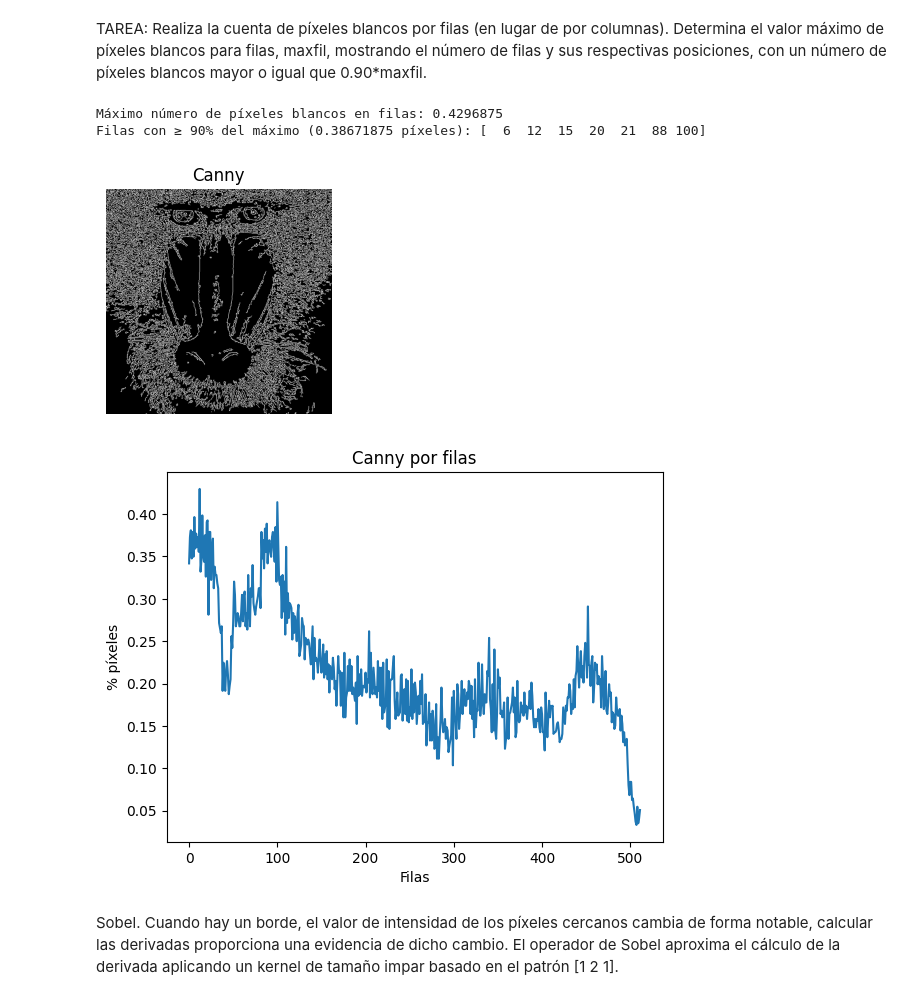
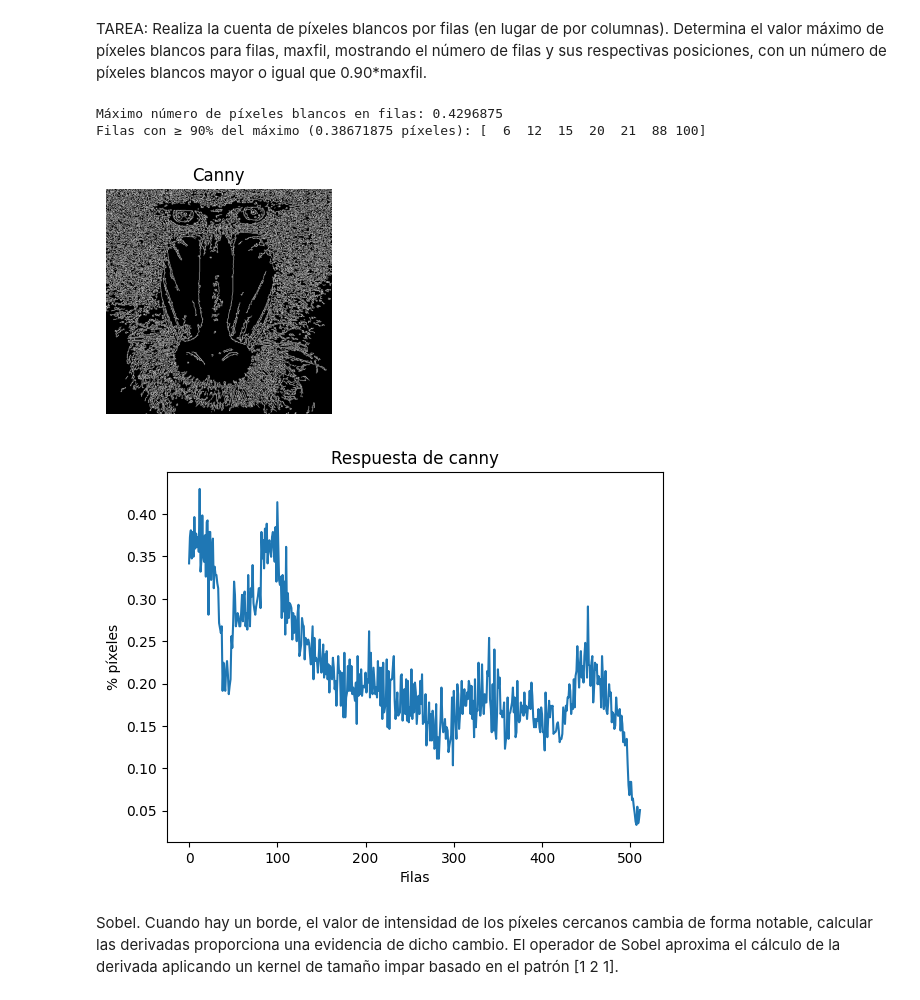
Before and after one commit to Davidcl-lp/P2_VC, a Jupyter notebook: VC_P2.ipynb, the cells around one changed output. Drawn from its saved outputs; the diff is of its cells as text; code cells hidden in the pictures.

```diff
--- a/VC_P2.ipynb
+++ b/VC_P2.ipynb
@@ -153,34 +153,34 @@ TAREA: Realiza la cuenta de píxeles blancos por filas (en lugar de por columnas
 # %%
 
 row_counts = cv2.reduce(canny, 1, cv2.REDUCE_SUM, dtype=cv2.CV_32SC1)
 rows = row_counts[:, 0] / (255 * canny.shape[0])
 
 
 maxfil = np.max(rows)
 print(f"Máximo número de píxeles blancos en filas: {maxfil}")
 
 
 umbral = 0.9 * maxfil
 filas_destacadas = np.where(rows >= umbral)[0]
 
 plt.figure()
 plt.subplot(1, 2, 1)
 plt.axis("off")
 plt.title("Canny")
 plt.imshow(canny, cmap='gray')
 
 plt.figure()
-plt.title("Canny por filas")
+plt.title("Respuesta de canny")
 plt.xlabel("Filas")
 plt.ylabel("% píxeles")
 plt.plot(rows)
 
 print(f"Filas con ≥ 90% del máximo ({umbral} píxeles): {filas_destacadas}")
 # %% [output]
 Máximo número de píxeles blancos en filas: 0.4296875
 Filas con ≥ 90% del máximo (0.38671875 píxeles): [  6  12  15  20  21  88 100]
 [figure]
-[figure, old version]
+[figure, new version]
 # %% [markdown]
 Sobel. Cuando hay un borde, el valor de intensidad de los píxeles cercanos cambia de forma notable, calcular las derivadas proporciona una evidencia de dicho cambio. El operador de Sobel aproxima el cálculo de la derivada aplicando un kernel de tamaño impar basado en el patrón [1 2 1].
 # %%
```
Also changed, not shown: parts of 2 cells of this notebook, 11 other files.
